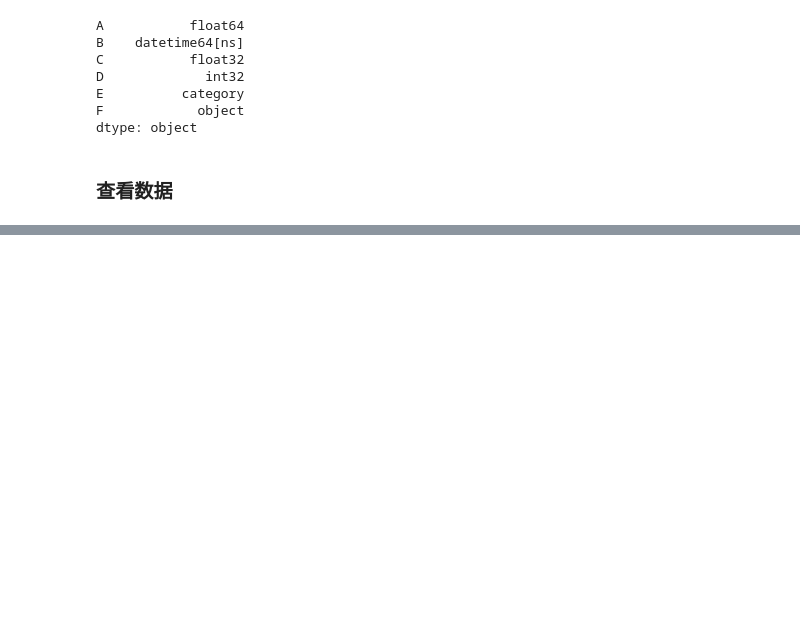
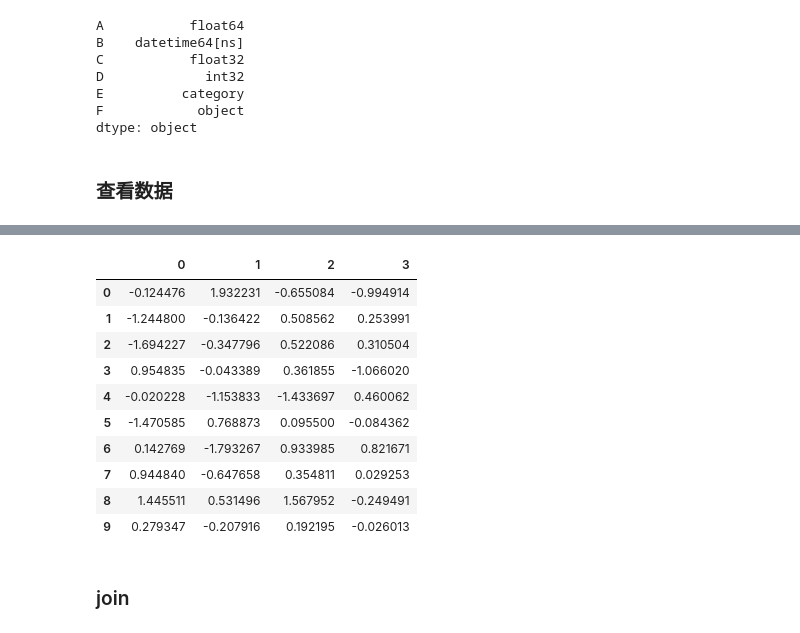
Before and after one commit to Wuyanan520/learn_pandas, a Jupyter notebook: learn_pandas.ipynb, the cells around one changed output, grey strips where cells are left out. Cells and saved outputs as stored; diff of their text form; code cells hidden in the pictures; blank space fills up the shorter version.

```diff
--- a/learn_pandas.ipynb
+++ b/learn_pandas.ipynb
@@ -147,0 +567,3 @@ http://pandas.pydata.org/pandas-docs/stable/overview.html
+# %%
+pieces = [df[:3], df[3:7], df[7:]]
+pieces
@@ -147,0 +584,16 @@ http://pandas.pydata.org/pandas-docs/stable/overview.html
+# %%
+pd.concat(pieces)# concat拼接 按行加
+# %% [output]
+|  | 0 | 1 | 2 | 3 |
+| 0 | -0.124476 | 1.932231 | -0.655084 | -0.994914 |
+| 1 | -1.244800 | -0.136422 | 0.508562 | 0.253991 |
+| 2 | -1.694227 | -0.347796 | 0.522086 | 0.310504 |
+| 3 | 0.954835 | -0.043389 | 0.361855 | -1.066020 |
+| 4 | -0.020228 | -1.153833 | -1.433697 | 0.460062 |
+| 5 | -1.470585 | 0.768873 | 0.095500 | -0.084362 |
+| 6 | 0.142769 | -1.793267 | 0.933985 | 0.821671 |
+| 7 | 0.944840 | -0.647658 | 0.354811 | 0.029253 |
+| 8 | 1.445511 | 0.531496 | 1.567952 | -0.249491 |
+| 9 | 0.279347 | -0.207916 | 0.192195 | -0.026013 |
+# %% [markdown]
+### join
```
Also changed, not shown: parts of 93 cells of this notebook.
